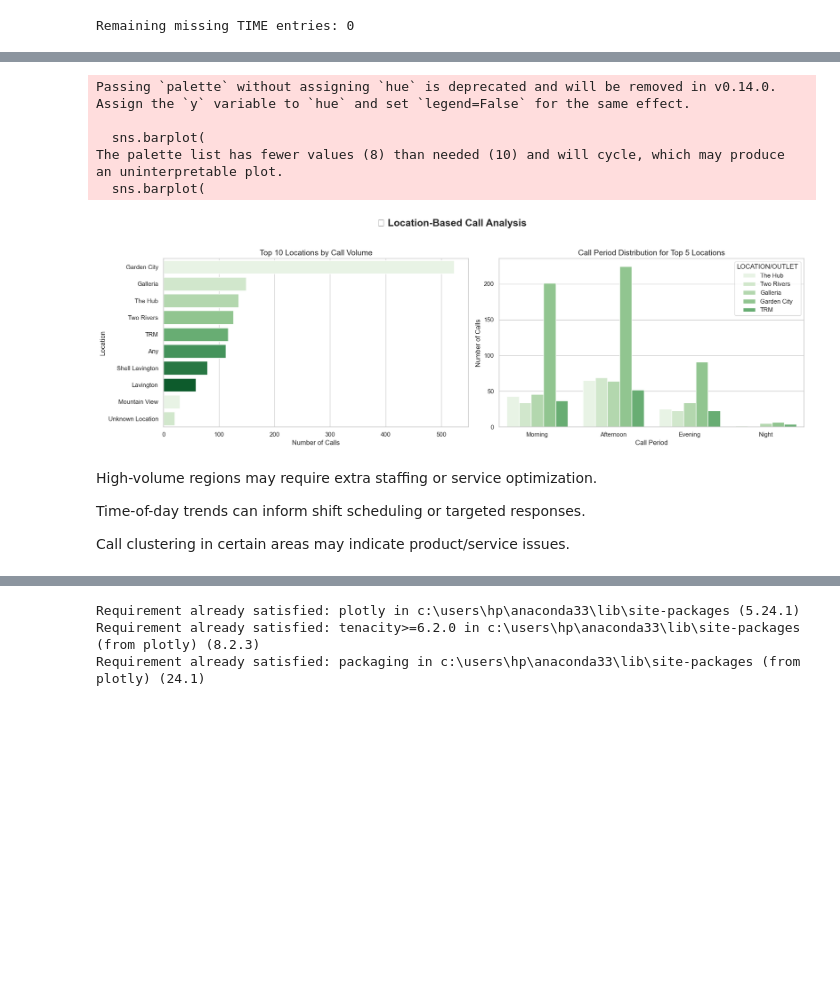
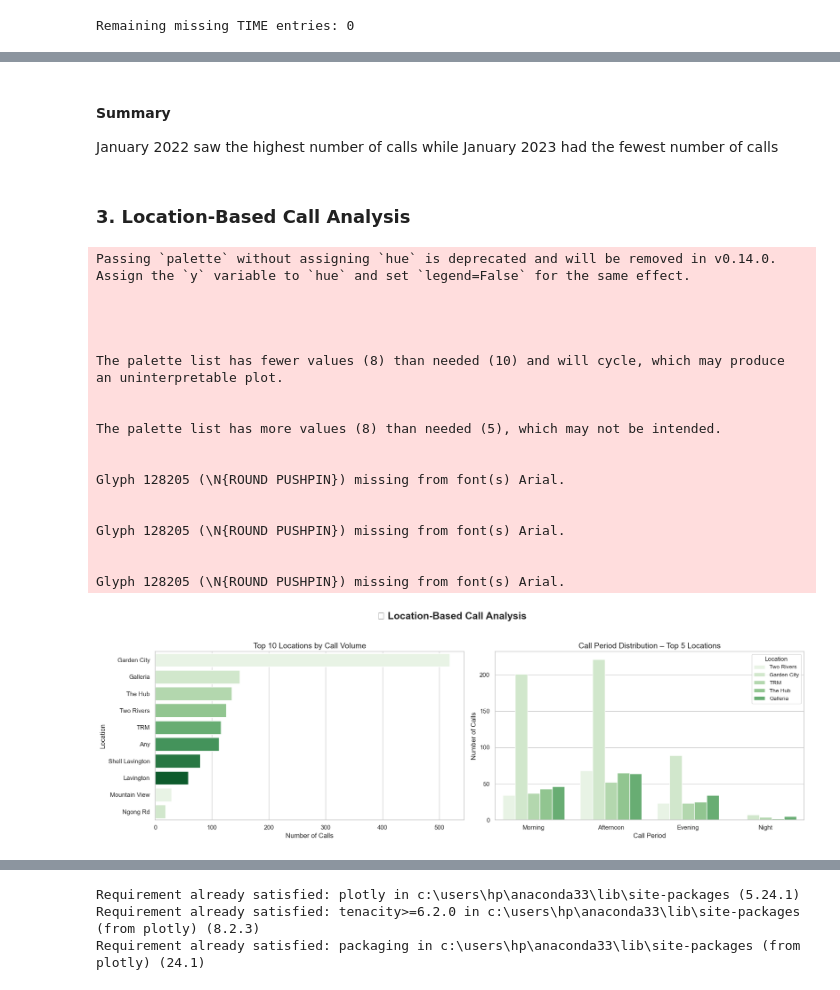
Before and after one commit to RachelinTheLoop/call-center-analytics, a Jupyter notebook: customer_call_analysis.ipynb, the cells around one changed output, grey strips where cells are left out. Saved outputs shown, nothing was run; the diff lists cells and outputs as text; code cells hidden in the pictures; blank space fills up the shorter version.

```diff
--- a/customer_call_analysis.ipynb
+++ b/customer_call_analysis.ipynb
@@ -204,8 +175,6 @@ To prepare the customer care dataset for analysis, we performed the following st
 cols_to_drop = ["NAME", "TYPE", "CAR REG"]
 calldata.drop(columns=cols_to_drop, inplace=True)
 
-# Drop rows where TIME is missing (means record does not exist)
-calldata = calldata[calldata["TIME"].notna()]
 
 # Forward-fill missing DATEs (fill down from above)
 calldata["DATE"] = calldata["DATE"].fillna(method="ffill")
@@ -216,7 +185,7 @@ calldata = calldata[calldata["DATE"].notna()]
 # Fill missing values in other key columns with placeholders
 calldata = calldata.fillna({
     "LOCATION/OUTLET": "Unknown Location",
-    "PHONE ": "Missing Phone",
+    "PHONE ": "Unknown caller",
     "RESPONSE GIVEN/CONCLUSION": "Not Recorded",
     "REASON FOR CALL": "Unknown Reason"
 })
@@ -312,21 +259,11 @@ calldata["TIME"] = pd.to_datetime(calldata["TIME"], format="%I:%M %p", errors="c
 # %%
 from datetime import timedelta
 
-# Sort data by DATE and TIME to maintain chronological order
-calldata = calldata.sort_values(by=["DATE", "TIME"]).reset_index(drop=True)
 
-# Loop through the TIME column to fill NaT with +30 mins after the previous valid time
-for i in range(1, len(calldata)):
-    if pd.isna(calldata.loc[i, "TIME"]):
-        prev_time = calldata.loc[i - 1, "TIME"]
+# Drop all rows where TIME is missing
+calldata = calldata.dropna(subset=["TIME"]).reset_index(drop=True)
 
-        # Only fill if previous time is not missing
-        if not pd.isna(prev_time):
-            # Add 30 minutes to previous time
-            new_time = (datetime.combine(datetime.today(), prev_time) + timedelta(minutes=30)).time()
-            calldata.loc[i, "TIME"] = new_time
-
-# Check if all missing values are filled
+# Confirm no missing TIME entries remain
 print("Remaining missing TIME entries:", calldata["TIME"].isna().sum())
 # %% [output]
 Remaining missing TIME entries: 0
@@ -664,61 +600,73 @@ plt.show()
 [figure]
+# %% [markdown]
+#### Summary
+January 2022 saw the highest number of calls while January 2023 had the fewest number of calls
+# %% [markdown]
+### 3. Location-Based Call Analysis
 # %%
 import matplotlib.pyplot as plt
 import seaborn as sns
 
-# Set style
+# Set style and color palette
 sns.set(style="whitegrid")
-
-# Create a green color palette
 green_palette = sns.color_palette("Greens", as_cmap=False, n_colors=8)
 
-# Figure size
+# Initialize figure and axes
 fig, axes = plt.subplots(1, 2, figsize=(18, 6))
 fig.suptitle("📍 Location-Based Call Analysis", fontsize=18, fontweight='bold')
 
-# Top Locations by number of calls
+# --- Plot 1: Top 10 Locations by Number of Calls ---
 top_locations = calldata['LOCATION/OUTLET'].value_counts().head(10)
 
 sns.barplot(
     x=top_locations.values,
     y=top_locations.index,
     palette=green_palette,
     ax=axes[0]
 )
 axes[0].set_title("Top 10 Locations by Call Volume", fontsize=14)
-axes[0].set_xlabel("Number of Calls")
-axes[0].set_ylabel("Location")
+axes[0].set_xlabel("Number of Calls", fontsize=12)
+axes[0].set_ylabel("Location", fontsize=12)
 
-# Calls by time of day per location (top 5 locations only)
-top5_locs = calldata['LOCATION/OUTLET'].value_counts().head(5).index
+# --- Plot 2: Call Period Distribution for Top 5 Locations ---
+top5_locs = top_locations.head(5).index
 filtered_data = calldata[calldata['LOCATION/OUTLET'].isin(top5_locs)]
 
 sns.countplot(
     data=filtered_data,
-    x='call_period',
+    x='CALL_PERIOD',
     hue='LOCATION/OUTLET',
     order=['Morning', 'Afternoon', 'Evening', 'Night'],
     palette=green_palette,
     ax=axes[1]
 )
-axes[1].set_title("Call Period Distribution for Top 5 Locations", fontsize=14)
-axes[1].set_xlabel("Call Period")
-axes[1].set_ylabel("Number of Calls")
+axes[1].set_title("Call Period Distribution – Top 5 Locations", fontsize=14)
+axes[1].set_xlabel("Call Period", fontsize=12)
+axes[1].set_ylabel("Number of Calls", fontsize=12)
+axes[1].legend(title="Location", fontsize=10, title_fontsize=11)
 
+# Final layout adjustments
 plt.tight_layout(rect=[0, 0, 1, 0.95])
 plt.savefig("Output/location_based_analysis.png", dpi=300)
 plt.show()
 # %% [output]
 Passing `palette` without assigning `hue` is deprecated and will be removed in v0.14.0. Assign the `y` variable to `hue` and set `legend=False` for the same effect.
 
-  sns.barplot(
+
+
+
 The palette list has fewer values (8) than needed (10) and will cycle, which may produce an uninterpretable plot.
-  sns.barplot(
+
+
+The palette list has more values (8) than needed (5), which may not be intended.
+
+
+Glyph 128205 (\N{ROUND PUSHPIN}) missing from font(s) Arial.
+
+
+Glyph 128205 (\N{ROUND PUSHPIN}) missing from font(s) Arial.
+
+
+Glyph 128205 (\N{ROUND PUSHPIN}) missing from font(s) Arial.
-[figure, old version]
+[figure, new version]
-# %% [markdown]
-High-volume regions may require extra staffing or service optimization.
-
-Time-of-day trends can inform shift scheduling or targeted responses.
-
-Call clustering in certain areas may indicate product/service issues.
 # %% [markdown]
```
Also changed, not shown: parts of 46 cells of this notebook, 12 other files.
